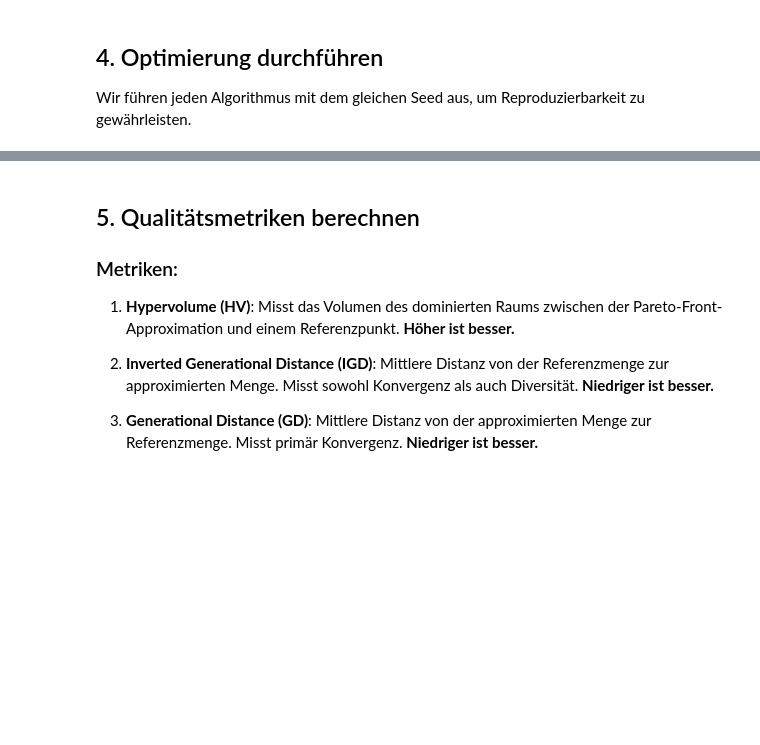
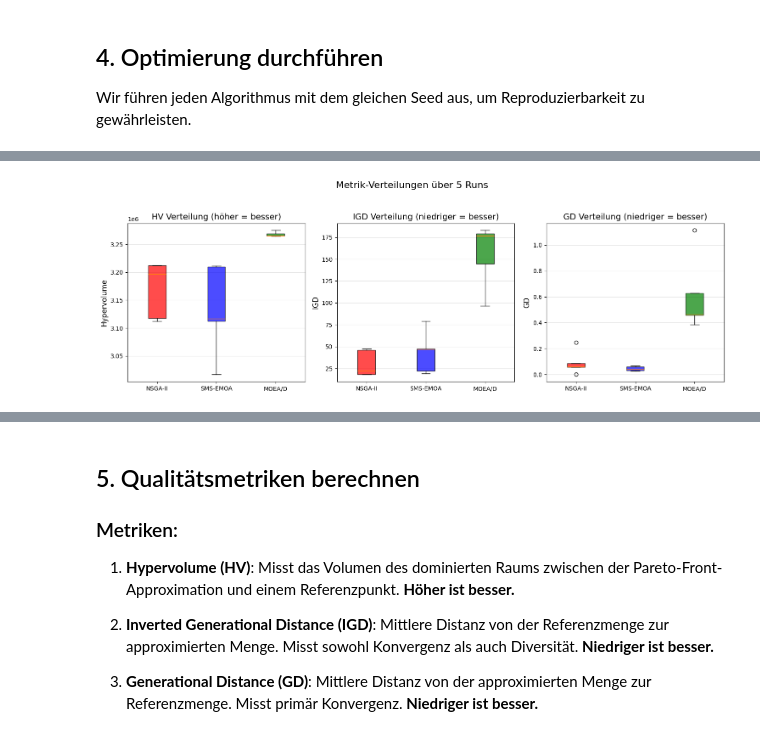
Before and after one commit to SimonLuttmann/odm_group11, a Jupyter notebook: sheet6/moo_algorithm_comparison.ipynb, the cells around one changed output, grey strips where cells are left out. Drawn from its saved outputs; the diff is of its cells as text; code cells hidden in the pictures; blank space fills up the shorter version.

```diff
--- a/sheet6/moo_algorithm_comparison.ipynb
+++ b/sheet6/moo_algorithm_comparison.ipynb
@@ -207,0 +319,17 @@ Number of non-dominated solutions: 50
+# %%
+print("="*80)
+print(f"STATISTISCHE AUSWERTUNG ({N_RUNS} Runs pro Algorithmus)")
+print("="*80)
+
+stats_summary = pd.DataFrame({
+    name: {
+        'HV (mean ± std)': f"{d['HV_mean']:.0f} ± {d['HV_std']:.0f}",
+        'HV (min - max)': f"{d['HV_min']:.0f} - {d['HV_max']:.0f}",
+        'IGD (mean ± std)': f"{d['IGD_mean']:.2f} ± {d['IGD_std']:.2f}",
+        'GD (mean ± std)': f"{d['GD_mean']:.2f} ± {d['GD_std']:.2f}"
+    }
+    for name, d in stats_data.items()
+}).T
+
+print("\n### Zusammenfassung der Metriken über alle Runs:\n")
+display(stats_summary)
@@ -207,0 +387,40 @@ Number of non-dominated solutions: 50
+# %%
+fig, axes = plt.subplots(1, 3, figsize=(15, 5))
+
+algo_names_box = list(stats_data.keys())
+
+ax1 = axes[0]
+hv_data = [stats_data[name]['HV_values'] for name in algo_names_box]
+bp1 = ax1.boxplot(hv_data, labels=algo_names_box, patch_artist=True)
+for patch, color in zip(bp1['boxes'], [colors[n] for n in algo_names_box]):
+    patch.set_facecolor(color)
+    patch.set_alpha(0.7)
+ax1.set_ylabel('Hypervolume', fontsize=12)
+ax1.set_title('HV Verteilung (höher = besser)', fontsize=14)
+ax1.grid(True, alpha=0.3, axis='y')
+
+ax2 = axes[1]
+igd_data = [stats_data[name]['IGD_values'] for name in algo_names_box]
+bp2 = ax2.boxplot(igd_data, labels=algo_names_box, patch_artist=True)
+for patch, color in zip(bp2['boxes'], [colors[n] for n in algo_names_box]):
+    patch.set_facecolor(color)
+    patch.set_alpha(0.7)
+ax2.set_ylabel('IGD', fontsize=12)
+ax2.set_title('IGD Verteilung (niedriger = besser)', fontsize=14)
+ax2.grid(True, alpha=0.3, axis='y')
+
+ax3 = axes[2]
+gd_data = [stats_data[name]['GD_values'] for name in algo_names_box]
+bp3 = ax3.boxplot(gd_data, labels=algo_names_box, patch_artist=True)
+for patch, color in zip(bp3['boxes'], [colors[n] for n in algo_names_box]):
+    patch.set_facecolor(color)
+    patch.set_alpha(0.7)
+ax3.set_ylabel('GD', fontsize=12)
+ax3.set_title('GD Verteilung (niedriger = besser)', fontsize=14)
+ax3.grid(True, alpha=0.3, axis='y')
+
+plt.suptitle(f'Metrik-Verteilungen über {N_RUNS} Runs', fontsize=16, y=1.02)
+plt.tight_layout()
+plt.show()
+# %% [output]
+[figure, added]
```
Also changed, not shown: parts of 34 cells of this notebook.
